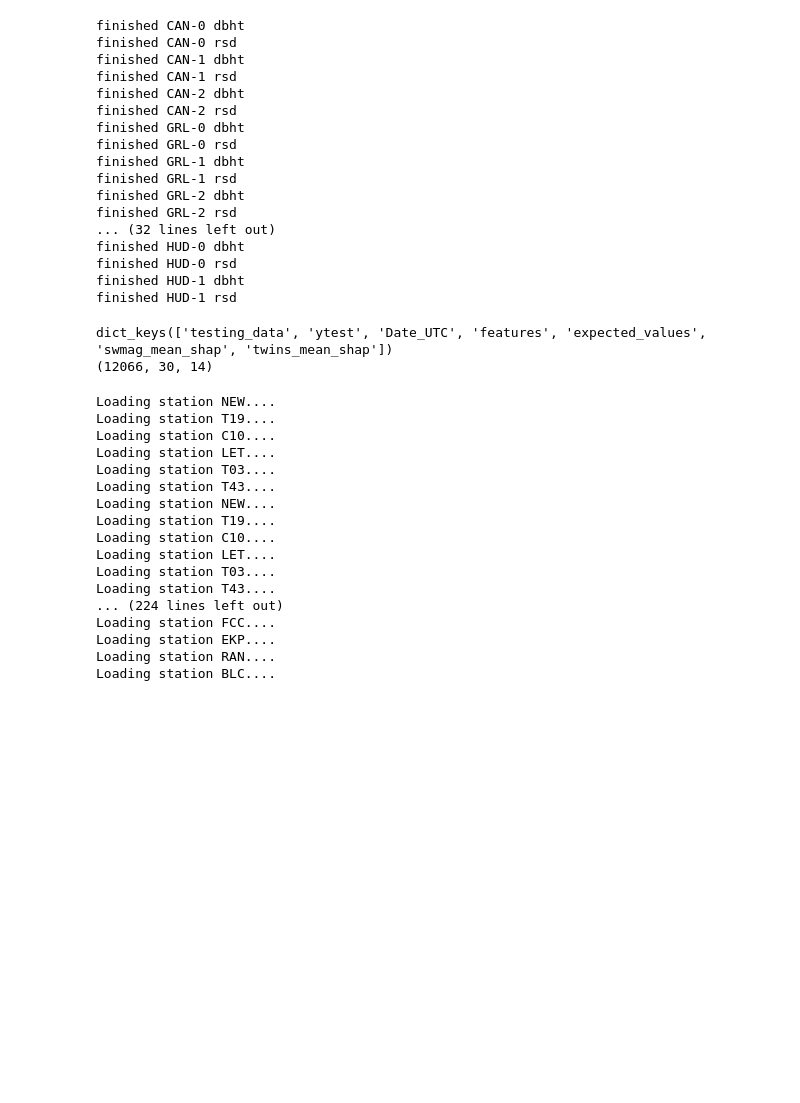
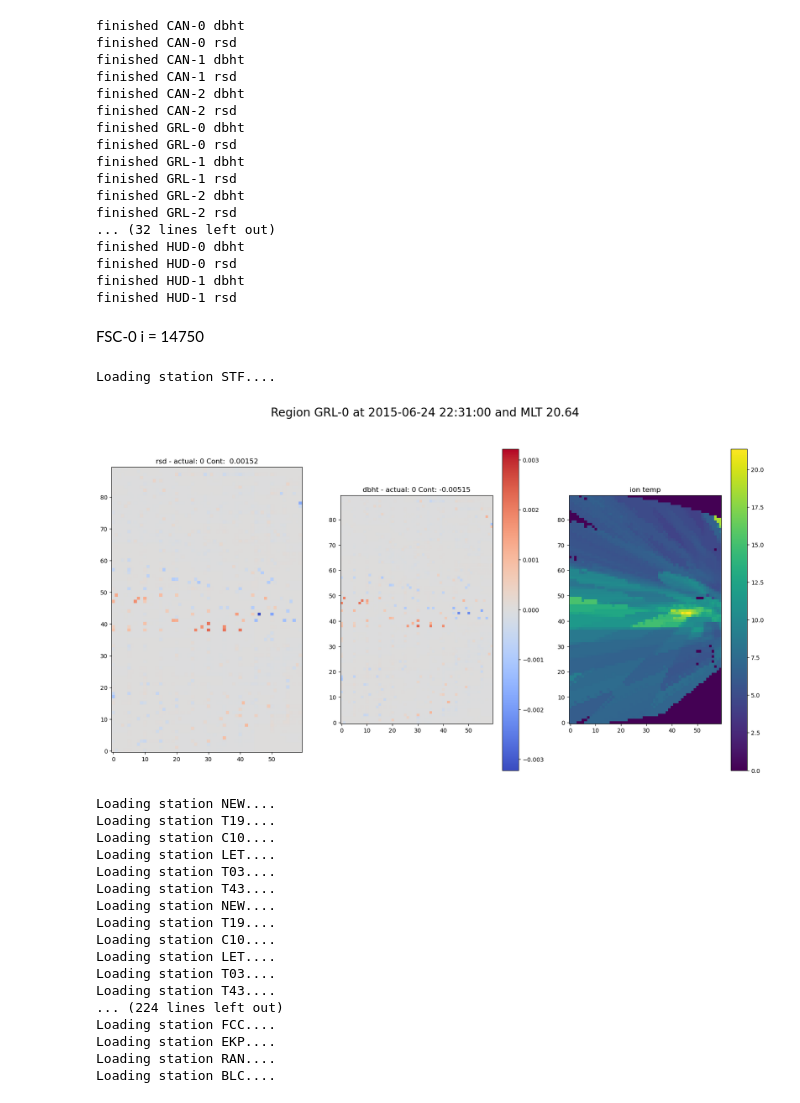
Before and after one commit to mikecoughlan/including_ion_temp_maps, a Jupyter notebook: examing_shap_and_inputs.ipynb, the cells around one changed output. Drawn from its saved outputs; the diff is of its cells as text; code cells hidden in the pictures; blank space fills up the shorter version.

```diff
--- a/examing_shap_and_inputs.ipynb
+++ b/examing_shap_and_inputs.ipynb
@@ -187,12 +188,43 @@ finished HUD-0 dbht
 finished HUD-0 rsd
 finished HUD-1 dbht
 finished HUD-1 rsd
-# %%
-print(cluster_dict['greenland_cluster']['regions']['GRL-0']['rsd'].keys())
-print(cluster_dict['greenland_cluster']['regions']['GRL-0']['rsd']['swmag_mean_shap'].shape)
-# %% [output]
-dict_keys(['testing_data', 'ytest', 'Date_UTC', 'features', 'expected_values', 'swmag_mean_shap', 'twins_mean_shap'])
-(12066, 30, 14)
+# %%
+def unscaling_test_data(array, mean, std):
+	return array*std + mean
+# %% [markdown]
+FSC-0 i = 14750
+# %%
+selected_cluster = 'greenland_cluster'
+selected_region = 'GRL-0'
+
+mlt_df = utils.loading_supermag(cluster_dict[selected_cluster]['regions'][selected_region]['mlt_station'])
+mlt_df = mlt_df.loc[cluster_dict[selected_cluster]['regions'][selected_region]['rsd']['Date_UTC']['Date_UTC']]['MLT']
+
+i = 13000
+date = cluster_dict[selected_cluster]['regions'][selected_region]['rsd']['Date_UTC'].iloc[i][0]
+
+
+fig, axes = plt.subplots(1,3, figsize=(20,10))
+plt.suptitle(f"Region {selected_region} at {date} and MLT {mlt_df.loc[date]:.2f}", fontsize=20)
+scale = max(abs(cluster_dict[selected_cluster]['regions'][selected_region]['rsd']['twins_mean_shap'][i]).max(), abs(cluster_dict[selected_cluster]['regions'][selected_region]['dbht']['twins_mean_shap'][i]).max())
+plot_norm = mpl.colors.Normalize(vmin=-scale, vmax=scale)
+axes[0].imshow(cluster_dict[selected_cluster]['regions'][selected_region]['rsd']['twins_mean_shap'][i], cmap='coolwarm', vmin=-scale, vmax=scale, origin='lower')
+shap = axes[1].imshow(cluster_dict[selected_cluster]['regions'][selected_region]['dbht']['twins_mean_shap'][i], cmap='coolwarm', vmin=-scale, vmax=scale, origin='lower')
+fig.colorbar(shap, ax=axes[1])
+axes[0].set_title(f"rsd - actual: {cluster_dict[selected_cluster]['regions'][selected_region]['rsd']['ytest'][i]} Cont: {cluster_dict[selected_cluster]['regions'][selected_region]['rsd']['twins_mean_shap'][i].sum(): .5f}")
+axes[1].set_title(f"dbht - actual: {cluster_dict[selected_cluster]['regions'][selected_region]['dbht']['ytest'][i]} Cont: {cluster_dict[selected_cluster]['regions'][selected_region]['dbht']['twins_mean_shap'][i].sum(): .5f}")
+
+test = np.array(cluster_dict[selected_cluster]['regions'][selected_region]['dbht']['testing_data'][1][i])
+test = test.reshape(test.shape[1], test.shape[2])
+test = unscaling_test_data(test, scalers[selected_region]['twins']['twins_mean'], scalers[selected_region]['twins']['twins_std'])
+image = axes[2].imshow(test, cmap='viridis', origin='lower')
+axes[2].set_title('ion temp')
+fig.colorbar(image, ax=axes[2])
+
+plt.show()
+# %% [output]
+Loading station STF....
+[figure, added]
 # %%
 def getting_mean_influence(twins_array, swmag_array, stations, features):
 	mlat = utils.getting_mean_lat(stations)
```
Also changed, not shown: parts of 15 cells of this notebook, 1 other file.
